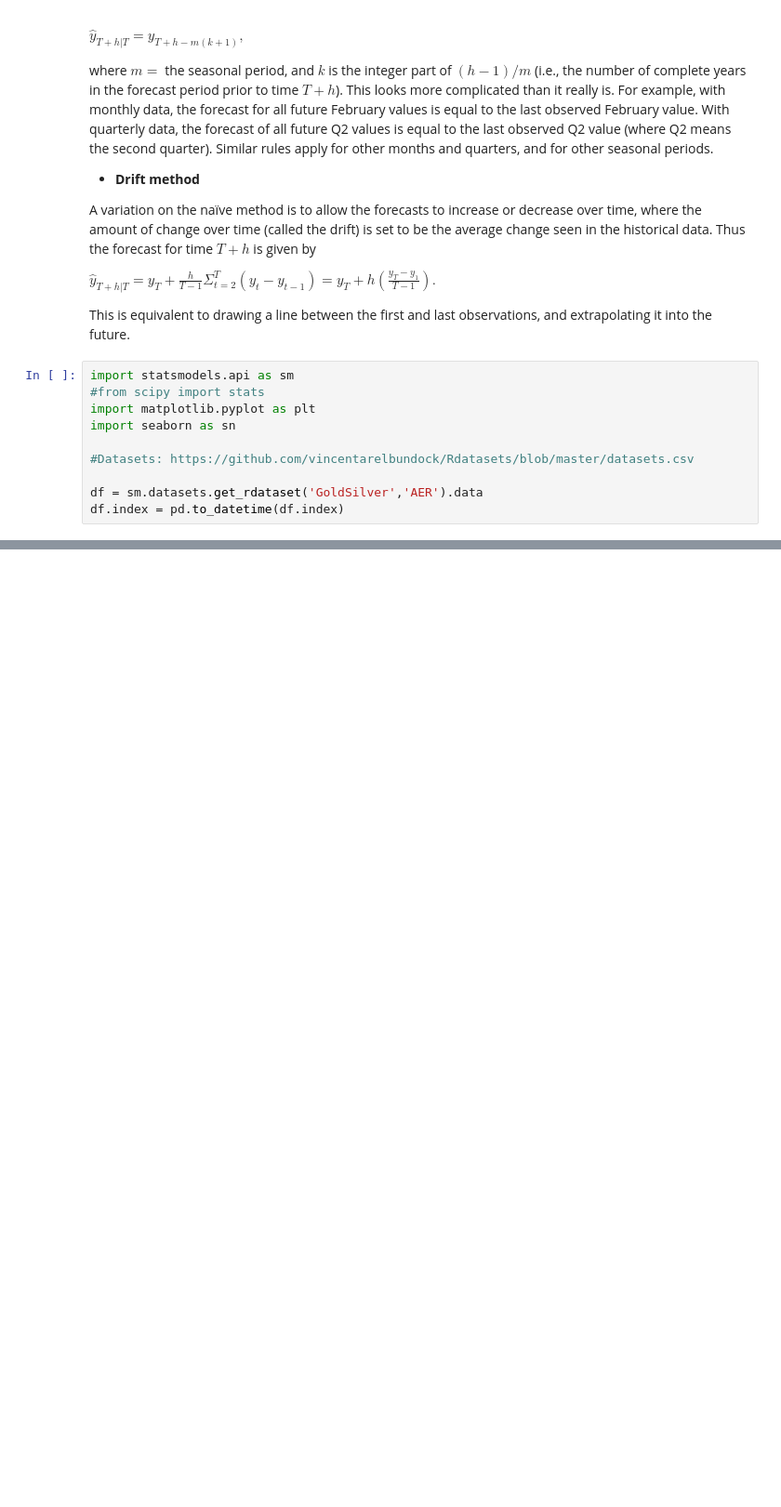
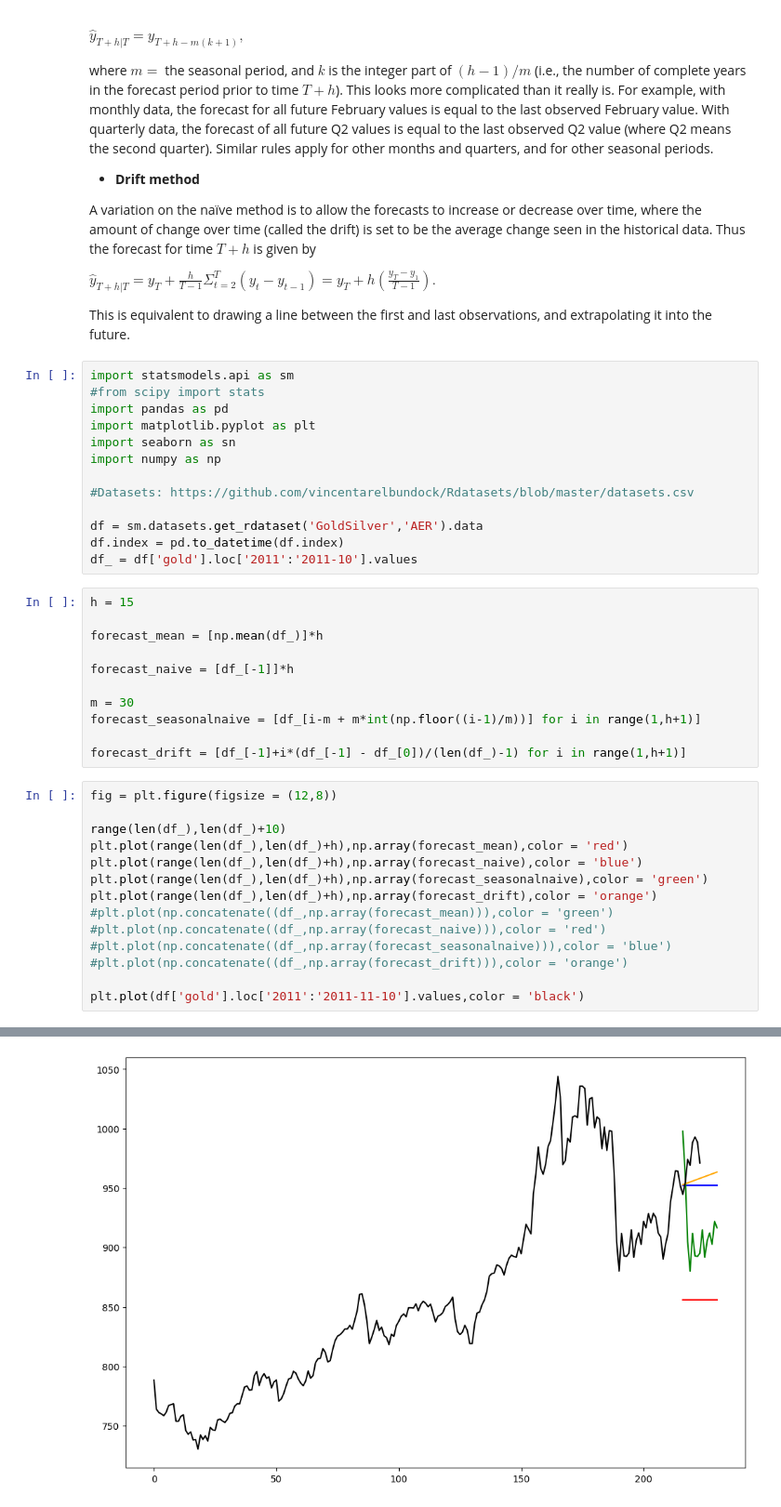
Before and after one commit to Fran-GS-96/Forecasting, a Jupyter notebook: forecasting.ipynb, the cells around one changed output, grey strips where cells are left out. Shown at 93% size. Drawn from its saved outputs; the diff is of its cells as text; blank space fills up the shorter version.

```diff
--- a/forecasting.ipynb
+++ b/forecasting.ipynb
@@ -528,10 +528,39 @@ This is equivalent to drawing a line between the first and last observations, an
 # %%
 import statsmodels.api as sm
 #from scipy import stats
+import pandas as pd
 import matplotlib.pyplot as plt
 import seaborn as sn
+import numpy as np
 
 #Datasets: https://github.com/vincentarelbundock/Rdatasets/blob/master/datasets.csv
 
 df = sm.datasets.get_rdataset('GoldSilver','AER').data
 df.index = pd.to_datetime(df.index)
+df_ = df['gold'].loc['2011':'2011-10'].values
+# %%
+h = 15
+
+forecast_mean = [np.mean(df_)]*h
+
+forecast_naive = [df_[-1]]*h
+
+m = 30
+forecast_seasonalnaive = [df_[i-m + m*int(np.floor((i-1)/m))] for i in range(1,h+1)]
+
+forecast_drift = [df_[-1]+i*(df_[-1] - df_[0])/(len(df_)-1) for i in range(1,h+1)]
+# %%
+fig = plt.figure(figsize = (12,8))
+
+range(len(df_),len(df_)+10)
+plt.plot(range(len(df_),len(df_)+h),np.array(forecast_mean),color = 'red')
+plt.plot(range(len(df_),len(df_)+h),np.array(forecast_naive),color = 'blue')
+plt.plot(range(len(df_),len(df_)+h),np.array(forecast_seasonalnaive),color = 'green')
+plt.plot(range(len(df_),len(df_)+h),np.array(forecast_drift),color = 'orange')
+#plt.plot(np.concatenate((df_,np.array(forecast_mean))),color = 'green')
+#plt.plot(np.concatenate((df_,np.array(forecast_naive))),color = 'red')
+#plt.plot(np.concatenate((df_,np.array(forecast_seasonalnaive))),color = 'blue')
+#plt.plot(np.concatenate((df_,np.array(forecast_drift))),color = 'orange')
+
+plt.plot(df['gold'].loc['2011':'2011-11-10'].values,color = 'black')
+# %% [output]
@@ -537,0 +568 @@ df.index = pd.to_datetime(df.index)
+[figure, added]
```
Also changed, not shown: parts of 11 cells of this notebook.
